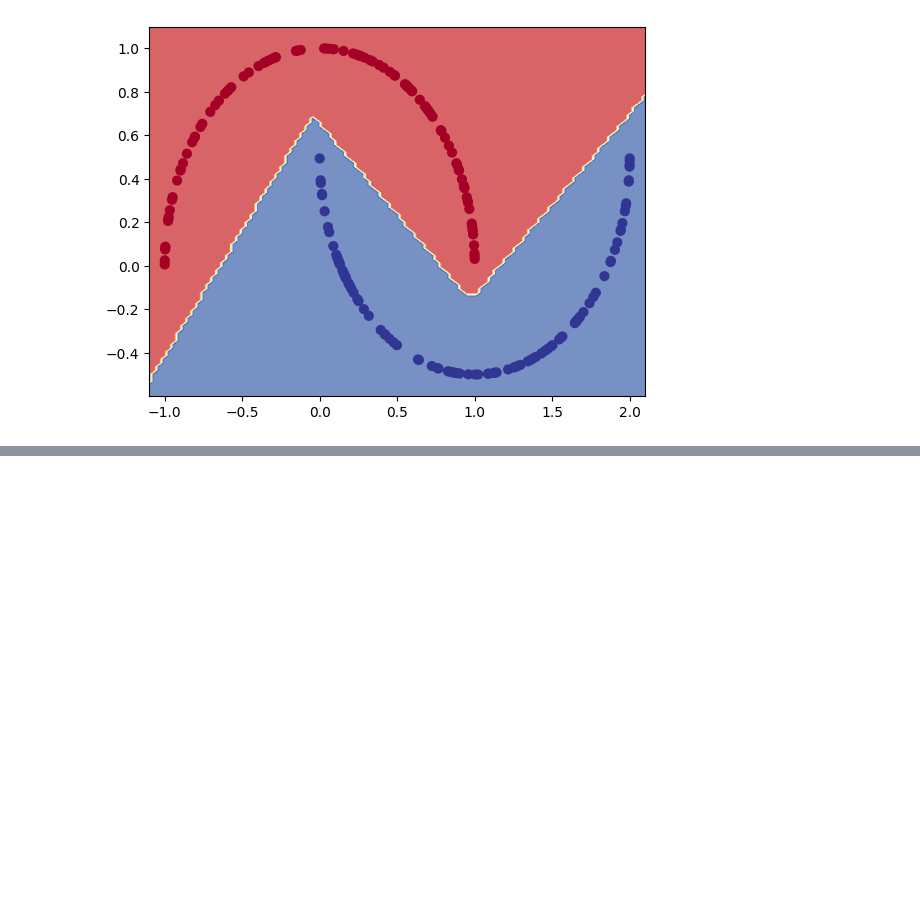
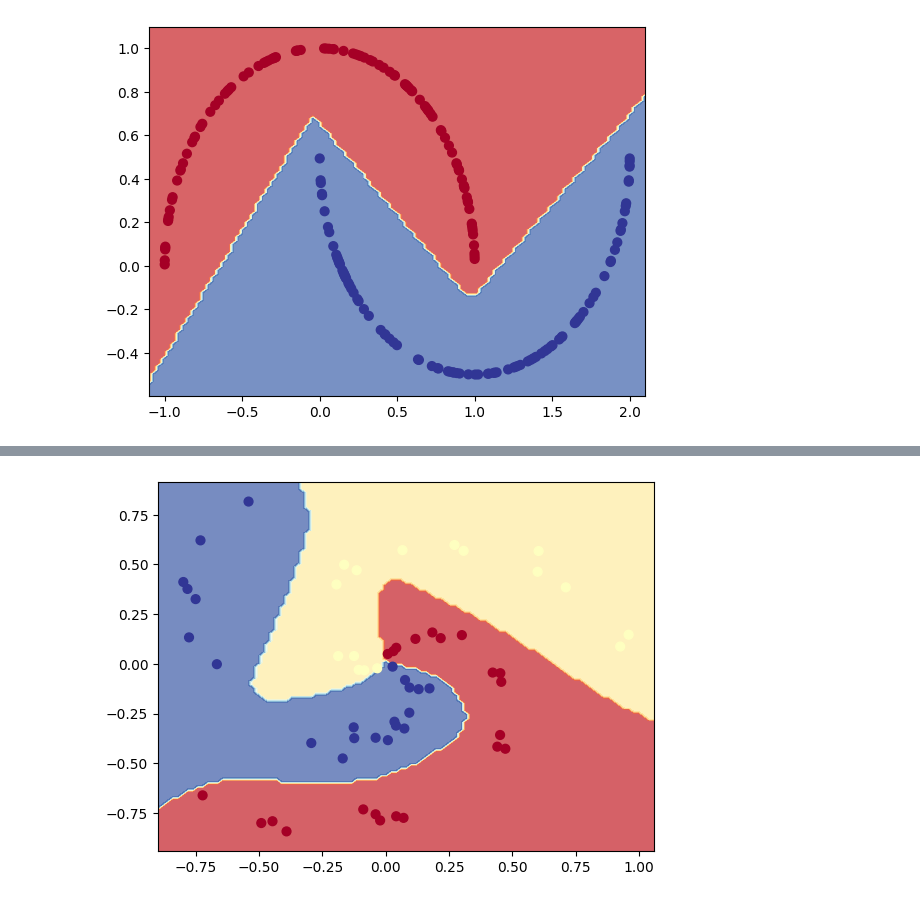
Before and after one commit to Liangsx2020/PyTorch-Learn--Zero-to-Master-, a Jupyter notebook: 02_PyTorch_Neural_Network_Classification/Exercises.ipynb, the cells around one changed output, grey strips where cells are left out. Saved outputs shown, nothing was run; the diff lists cells and outputs as text; code cells hidden in the pictures; blank space fills up the shorter version.

```diff
--- a/02_PyTorch_Neural_Network_Classification/Exercises.ipynb
+++ b/02_PyTorch_Neural_Network_Classification/Exercises.ipynb
@@ -329,0 +546,4 @@ plot_decision_boundary(model_0, X_test, y_test)
+# %%
+plot_decision_boundary(model_1, X_test, y_test)
+# %% [output]
+[figure, added]
```
Also changed, not shown: parts of 12 cells of this notebook, 1 other file.
